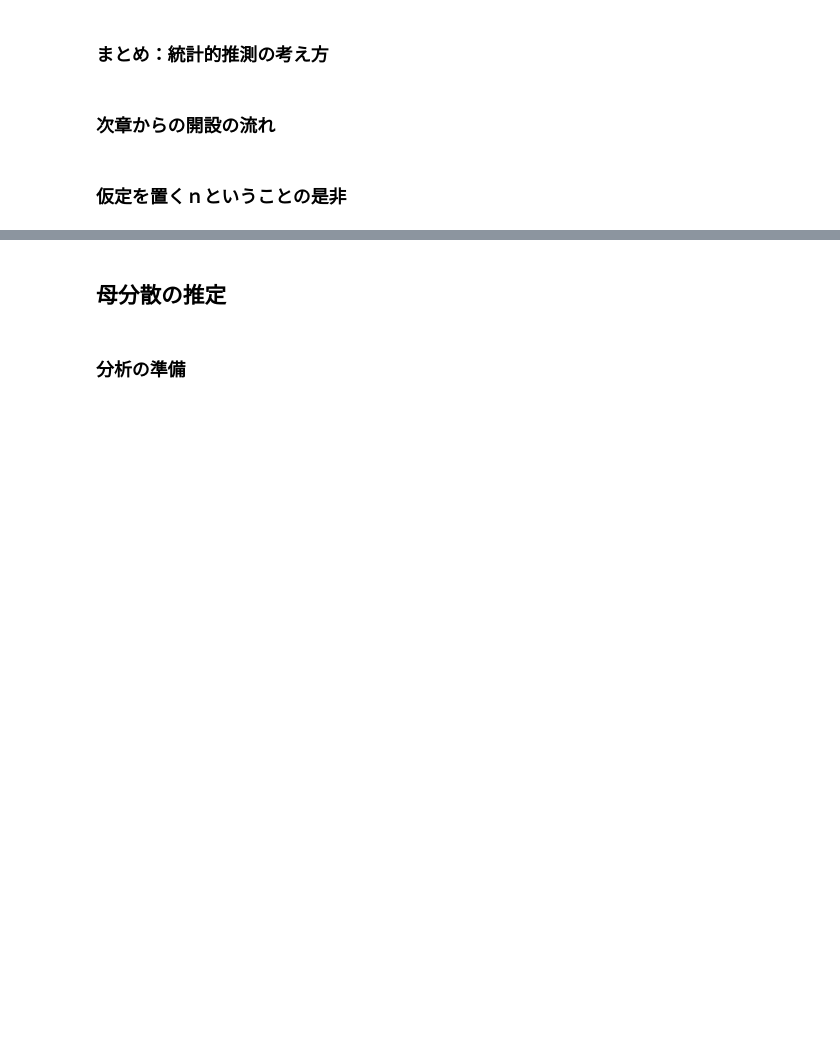
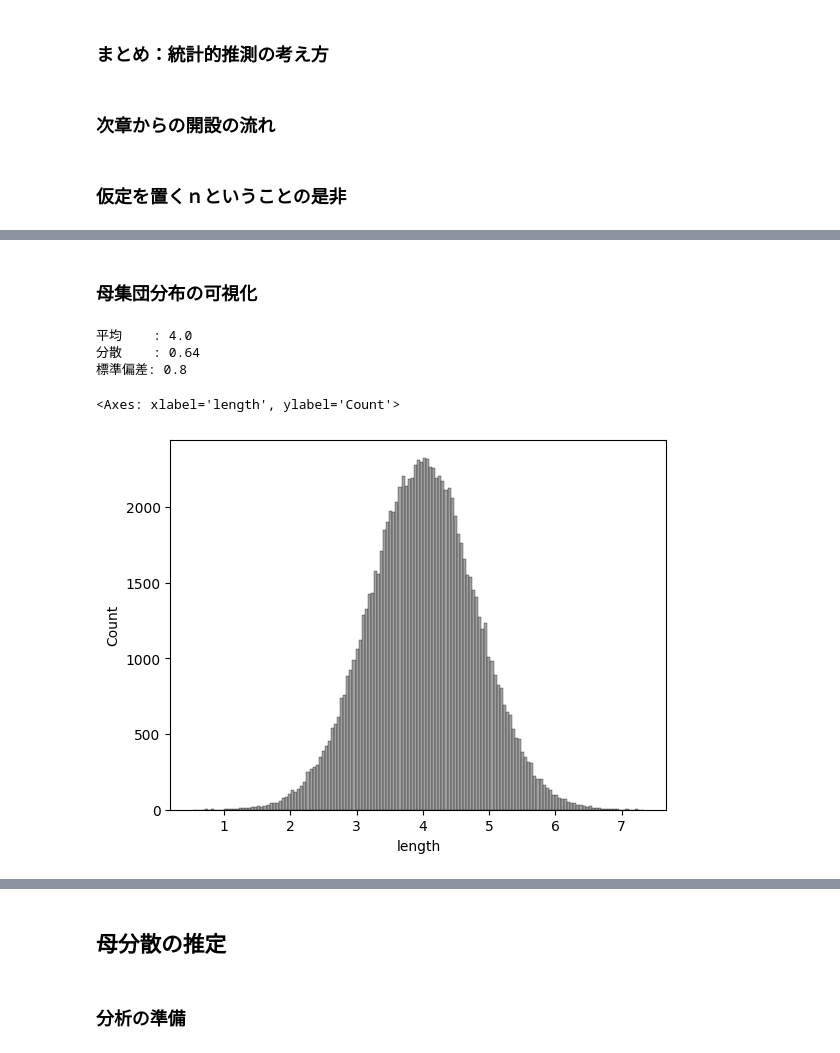
Before and after one commit to k2works/pragmatic-programing-exercise-2023, a Jupyter notebook: src/api/notebooks/part3.ipynb, the cells around one changed output, grey strips where cells are left out. Saved outputs shown, nothing was run; the diff lists cells and outputs as text; code cells hidden in the pictures; blank space fills up the shorter version.

```diff
--- a/src/api/notebooks/part3.ipynb
+++ b/src/api/notebooks/part3.ipynb
@@ -58,0 +106,14 @@ path = os.path.dirname(os.path.abspath(__file__))
+# %% [markdown]
+ ### 母集団分布の可視化
+# %%
+print('平均    :', round(np.mean(fish_100000), 3))
+print('分散    :', round(np.var(fish_100000), 3))
+print('標準偏差:', round(np.std(fish_100000), 3))
+
+sns.histplot(fish_100000, color='gray')
+# %% [output]
+平均    : 4.0
+分散    : 0.64
+標準偏差: 0.8
+<Axes: xlabel='length', ylabel='Count'>
+[figure, added]
```
Also changed, not shown: parts of 73 cells of this notebook.
